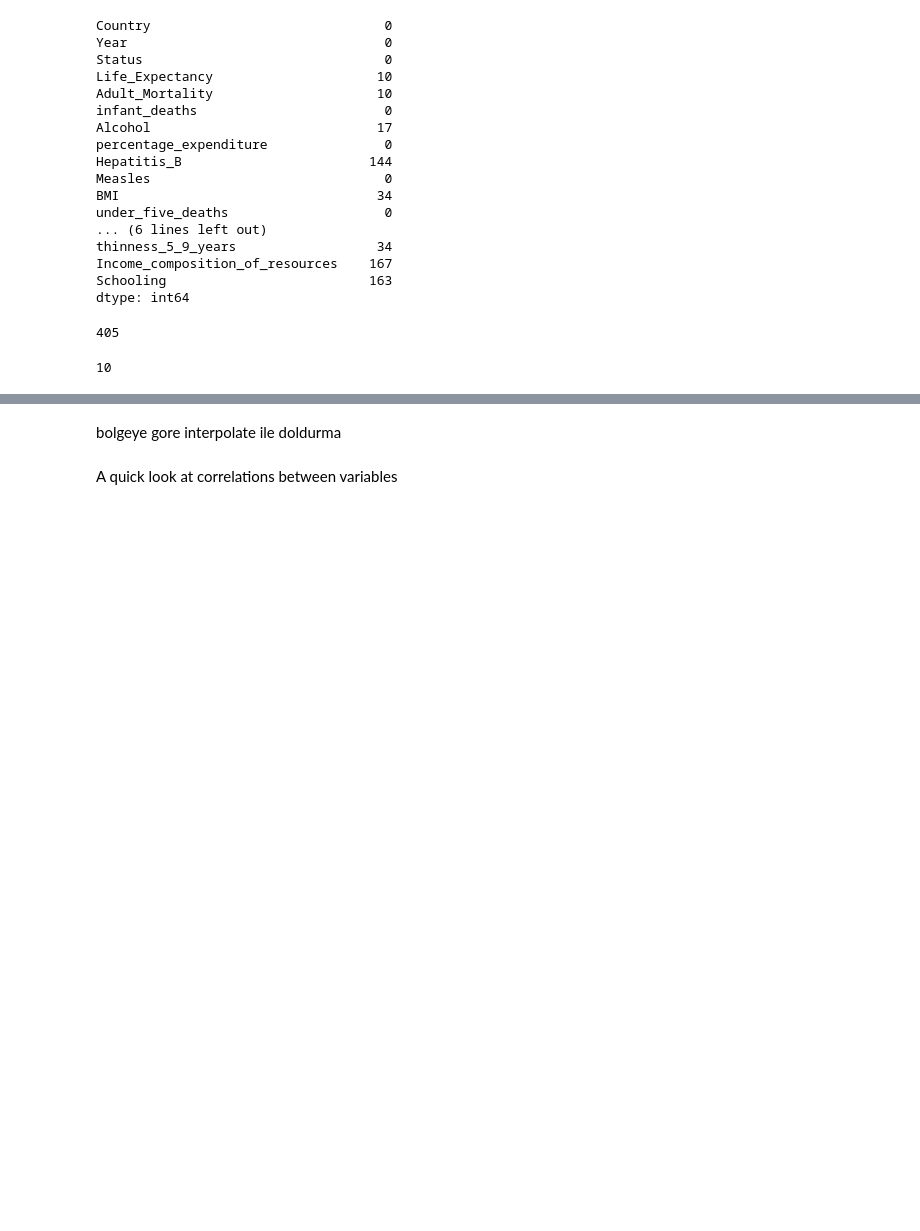
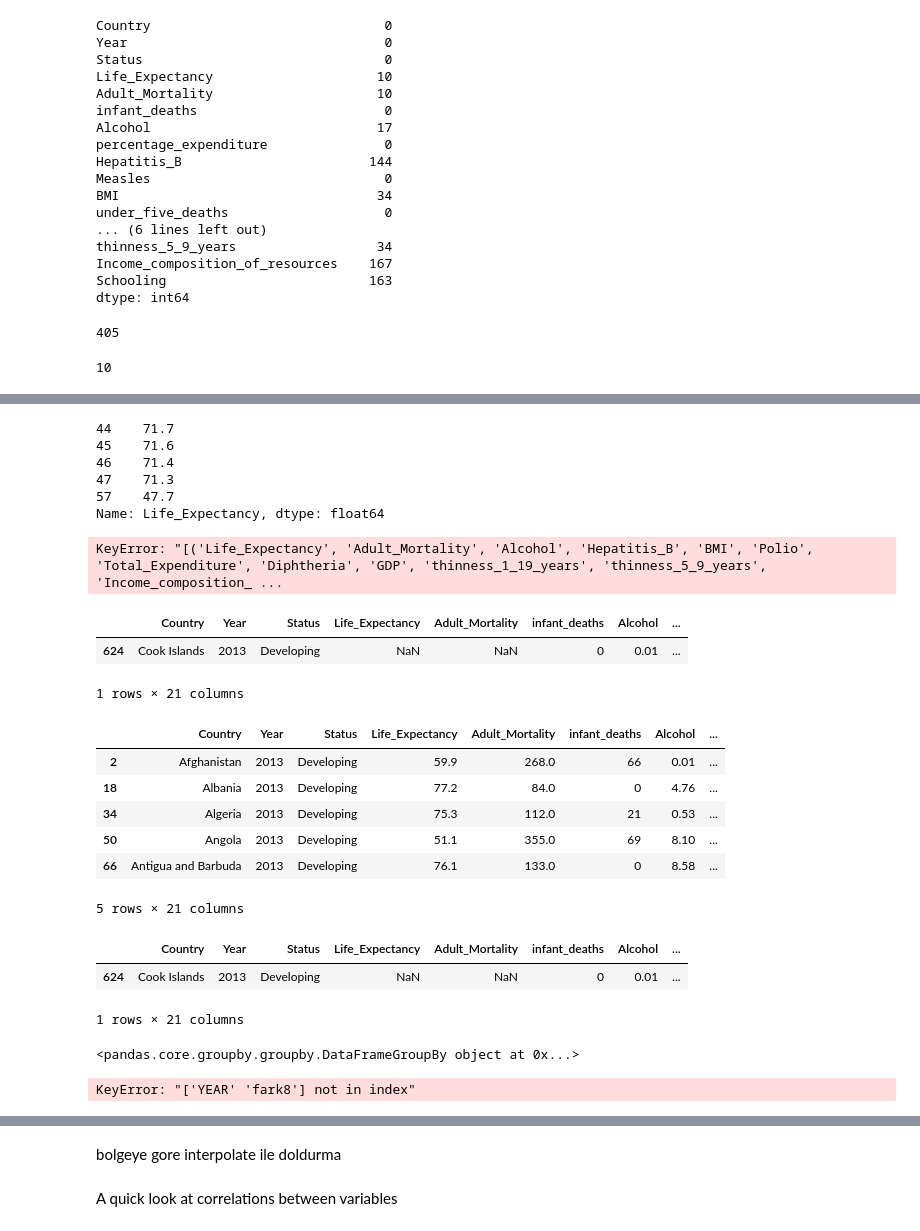
Before and after one commit to EceDolen/Proje-2-, a Jupyter notebook: proje 2 LifeExpectancyData-Copy1.ipynb, the cells around one changed output, grey strips where cells are left out. Drawn from its saved outputs; the diff is of its cells as text; code cells hidden in the pictures; blank space fills up the shorter version.

```diff
--- a/proje 2 LifeExpectancyData-Copy1.ipynb
+++ b/proje 2 LifeExpectancyData-Copy1.ipynb
@@ -323,4 +325,4 @@ LifeExpectancyData_filled.Life_Expectancy.isnull().sum()
 # %% [output]
 10
 # %%
-LifeExpectancyData_filled.GDP = LifeExpectancyData_filled.groupby("Country").GDP.transform(lambda x: x.fillna(x.mode()[0]))
+#LifeExpectancyData_filled.Life_Expectancy = LifeExpectancyData_filled.groupby("Country").Life_Expectancy.transform(lambda x: x.fillna(x.mode()[0]))
@@ -330,0 +366,3 @@ x2 = states_all[states_all.STATE == 'CALIFORNIA'] [['YEAR', 'fark8']].dropna().Y
+# %%
+Drop_list_Life_Expectancy = LifeExpectancyData_filled[LifeExpectancyData_filled.Life_Expectancy.isnull()].columns[LifeExpectancyData_filled.isnull().any()].tolist()
+Drop_list_Life_Expectancy
@@ -330,0 +385,43 @@ x2 = states_all[states_all.STATE == 'CALIFORNIA'] [['YEAR', 'fark8']].dropna().Y
+# %%
+null_data_Life_Expectancy.head()
+# %% [output]
+44    71.7
+45    71.6
+46    71.4
+47    71.3
+57    47.7
+Name: Life_Expectancy, dtype: float64
+# %%
+LifeExpectancyData_filled.drop([Drop_list_Life_Expectancy], inplace=True, axis=1)
+# %% [output]
+KeyError: "[('Life_Expectancy', 'Adult_Mortality', 'Alcohol', 'Hepatitis_B', 'BMI', 'Polio', 'Total_Expenditure', 'Diphtheria', 'GDP', 'thinness_1_19_years', 'thinness_5_9_years', 'Income_composition_ ...
+# %%
+LifeExpectancyData_filled[LifeExpectancyData_filled.Country == 'Cook Islands']
+# %% [output]
+|  | Country | Year | Status | Life_Expectancy | Adult_Mortality | infant_deaths | Alcohol | ... |
+| 624 | Cook Islands | 2013 | Developing | NaN | NaN | 0 | 0.01 | ... |
+1 rows × 21 columns
+# %%
+LifeExpectancyData_filled[LifeExpectancyData_filled.Year == 2013].head()
+# %% [output]
+|  | Country | Year | Status | Life_Expectancy | Adult_Mortality | infant_deaths | Alcohol | ... |
+| 2 | Afghanistan | 2013 | Developing | 59.9 | 268.0 | 66 | 0.01 | ... |
+| 18 | Albania | 2013 | Developing | 77.2 | 84.0 | 0 | 4.76 | ... |
+| 34 | Algeria | 2013 | Developing | 75.3 | 112.0 | 21 | 0.53 | ... |
+| 50 | Angola | 2013 | Developing | 51.1 | 355.0 | 69 | 8.10 | ... |
+| 66 | Antigua and Barbuda | 2013 | Developing | 76.1 | 133.0 | 0 | 8.58 | ... |
+5 rows × 21 columns
+# %%
+LifeExpectancyData_filled[LifeExpectancyData_filled.Year == 2013][LifeExpectancyData_filled.Country == 'Cook Islands']
+# %% [output]
+|  | Country | Year | Status | Life_Expectancy | Adult_Mortality | infant_deaths | Alcohol | ... |
+| 624 | Cook Islands | 2013 | Developing | NaN | NaN | 0 | 0.01 | ... |
+1 rows × 21 columns
+# %%
+LifeExpectancyData_filled[LifeExpectancyData_filled.Year == 2013].groupby(by = 'Country')
+# %% [output]
+<pandas.core.groupby.groupby.DataFrameGroupBy object at 0x...>
+# %%
+LifeExpectancyData_drop_country = LifeExpectancyData_filled[LifeExpectancyData_filled.Country == 'Cook Islands'] [['YEAR', 'fark8']].dropna().YEAR
+# %% [output]
+KeyError: "['YEAR' 'fark8'] not in index"
```
Also changed, not shown: parts of 11 cells of this notebook.
